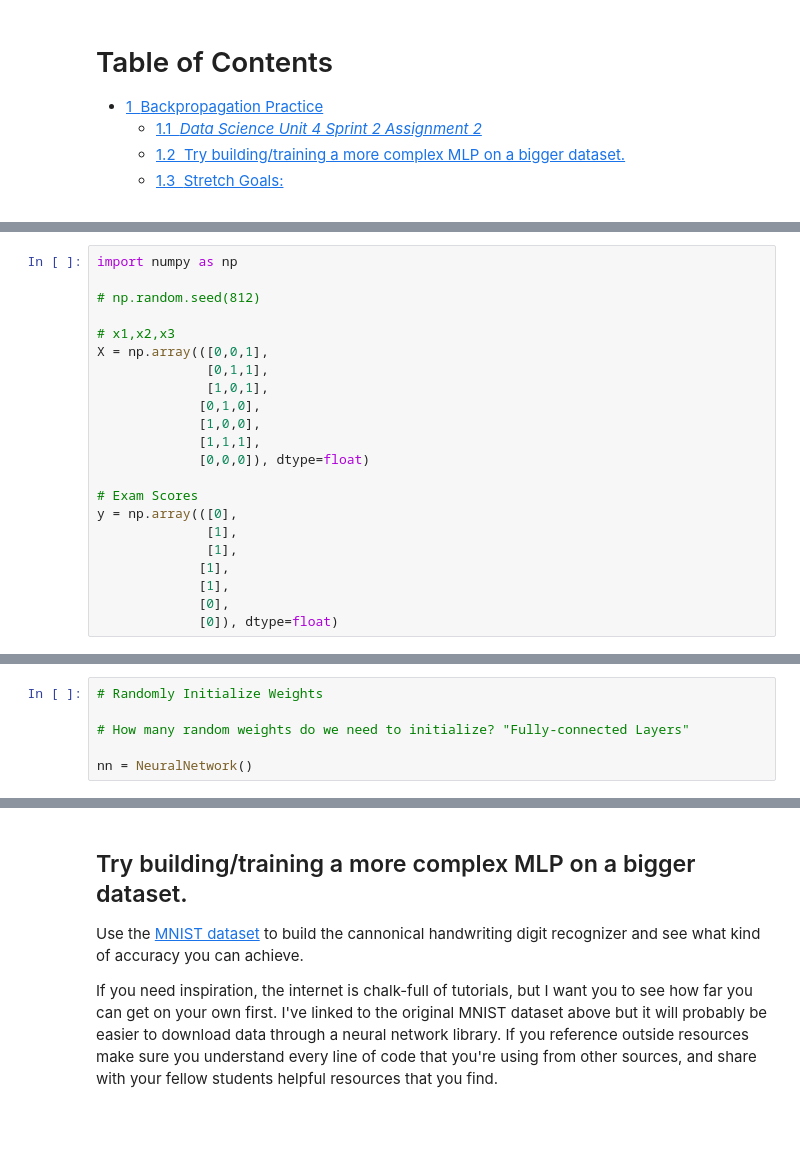
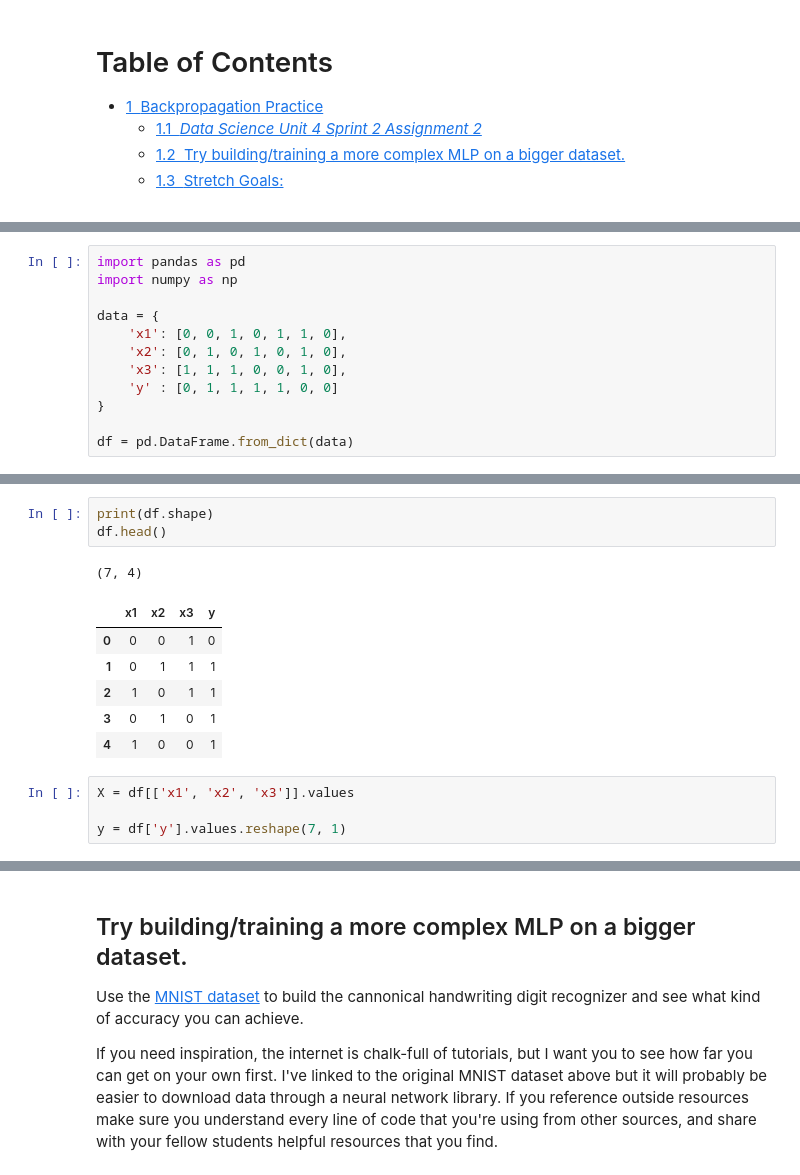
Before and after one commit to anitashar/DS-Unit-4-Sprint-2-Neural-Networks, a Jupyter notebook: module2-backpropagation/Bruno_LS_DSPT4_422_Backprop_Assignment.ipynb, the cells around one changed output, grey strips where cells are left out. Drawn from its saved outputs; the diff is of its cells as text; blank space fills up the shorter version.

```diff
--- a/module2-backpropagation/Bruno_LS_DSPT4_422_Backprop_Assignment.ipynb
+++ b/module2-backpropagation/Bruno_LS_DSPT4_422_Backprop_Assignment.ipynb
@@ -23,24 +23,14 @@ Implement a 3 input, 4 node hidden-layer, 1 output node Multilayer Perceptron on
 
 If you look at the data you'll notice that the first two columns behave like an XOR gate while the last column is mostly just noise. Remember that creating an XOR gate was what the perceptron was criticized for not being able to learn.
 # %%
+import pandas as pd
 import numpy as np
 
-# np.random.seed(812)
+data = {
+    'x1': [0, 0, 1, 0, 1, 1, 0],
+    'x2': [0, 1, 0, 1, 0, 1, 0],
+    'x3': [1, 1, 1, 0, 0, 1, 0],
+    'y' : [0, 1, 1, 1, 1, 0, 0]
+}
 
-# x1,x2,x3
-X = np.array(([0,0,1],
-              [0,1,1],
-              [1,0,1],
-             [0,1,0],
-             [1,0,0],
-             [1,1,1],
-             [0,0,0]), dtype=float)
-
-# Exam Scores
-y = np.array(([0],
-              [1],
-              [1],
-             [1],
-             [1],
-             [0],
-             [0]), dtype=float)
+df = pd.DataFrame.from_dict(data)
@@ -93,6 +37,15 @@ class NeuralNetwork:
-# %%
-# Randomly Initialize Weights
-
-# How many random weights do we need to initialize? "Fully-connected Layers"
-
-nn = NeuralNetwork()
+# %%
+print(df.shape)
+df.head()
+# %% [output]
+(7, 4)
+|  | x1 | x2 | x3 | y |
+| 0 | 0 | 0 | 1 | 0 |
+| 1 | 0 | 1 | 1 | 1 |
+| 2 | 1 | 0 | 1 | 1 |
+| 3 | 0 | 1 | 0 | 1 |
+| 4 | 1 | 0 | 0 | 1 |
+# %%
+X = df[['x1', 'x2', 'x3']].values
+
+y = df['y'].values.reshape(7, 1)
```
Also changed, not shown: parts of 14 cells of this notebook.
